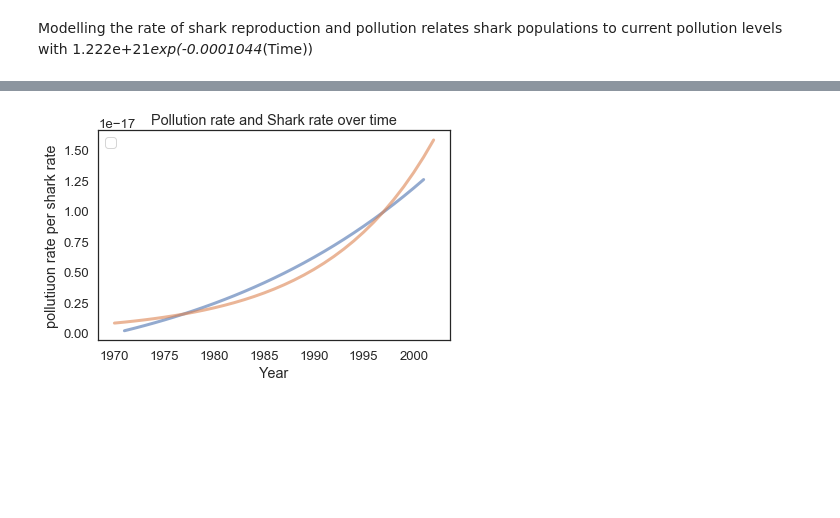
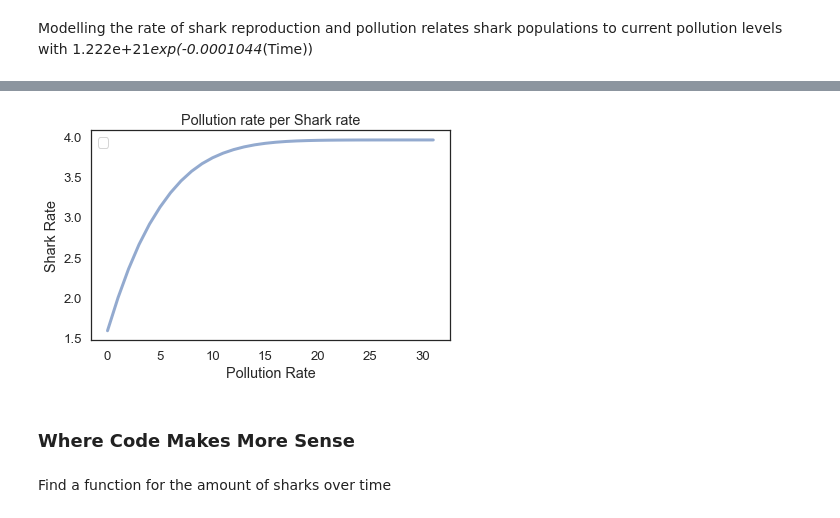
Before and after one commit to colinmsnow/ModSimPy, a Jupyter notebook: code/Project1_SharkData.ipynb, the cells around one changed output, grey strips where cells are left out. Drawn from its saved outputs; the diff is of its cells as text; code cells hidden in the pictures; blank space fills up the shorter version.

```diff
--- a/code/Project1_SharkData.ipynb
+++ b/code/Project1_SharkData.ipynb
@@ -187,10 +214,54 @@ Modelling the rate of shark reproduction and pollution relates shark populations
+# %%
+system=System(t_0=0, t_end=31, p_0=1.59)
+pop=0
+def run_simulation(system, update_func):
+    """Simulate the system using any update function.
+
+    system: System object
+    update_func: function that computes the population next year
+
+    returns: TimeSeries
+    """
+    results = TimeSeries()
+    results[system.t_0] = system.p_0
+
+    for t in linrange(system.t_0, system.t_end):
+        results[t+1] = update_func(results[t], t, system)
+
+    return results
+
+def update_func_sharks(pop, t, system):
+    """Compute the population next year with a quadratic model.
+
+    pop: current population
+    t: current year
+    system: system object containing parameters of the model
+
+    returns: population next year
+
+    """
+
+    sharkPerPlasticExp =exp(-0.0001044*(table.Pollution[t]))
+    return pop + sharkPerPlasticExp
+
+results=run_simulation(system,update_func_sharks)
+
+
+plot(results)
+decorate(xlabel='Pollution Rate',
+             ylabel='Shark Rate',
+             title='Pollution rate per Shark rate')
+# %% [output]
+[figure, added]
 # %%
-sharkPerPlastic=pollutionRateLin/sharkRateLin
-plot(linrange(1, 32, 1)+1970,sharkPerPlastic)
-sharkPerPlasticLinearized=8.24e-19*exp(0.09238*((year-1970)))
-plot(year,sharkPerPlasticLinearized)
-decorate(xlabel='Year',
-             ylabel='pollutiuon rate per shark rate',
-             title='Pollution rate and Shark rate over time')
+#sharkPerPlastic=pollutionRateLin/sharkRateLin
+#plot(linrange(1, 32, 1)+1970,sharkPerPlastic)
+#sharkPerPlasticLinearized=8.24e-19*exp(0.09238*((year-1970)))
+#plot(year,sharkPerPlasticLinearized)
+#decorate(xlabel='Year',
+ #            ylabel='pollutiuon rate per shark rate',
+  #           title='Pollution rate and Shark rate over time')
-# %% [output]
-[figure, removed]
+# %% [markdown]
+### Where Code Makes More Sense
+# %% [markdown]
+Find a function for the amount of sharks over time
```
Also changed, not shown: parts of 15 cells of this notebook, 39 other files.
